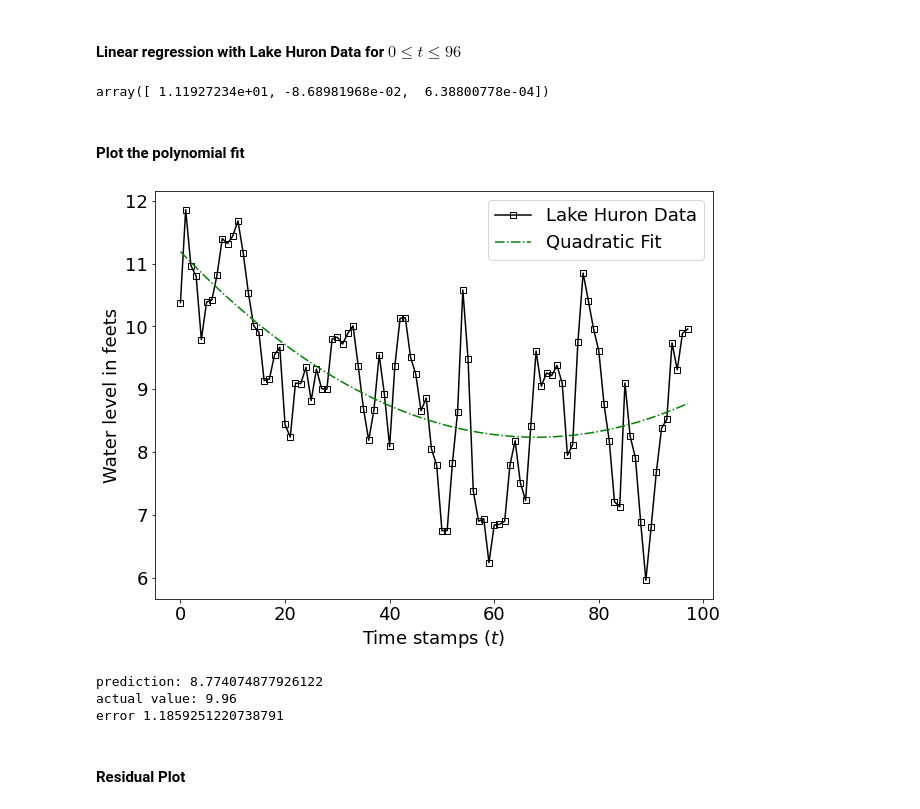
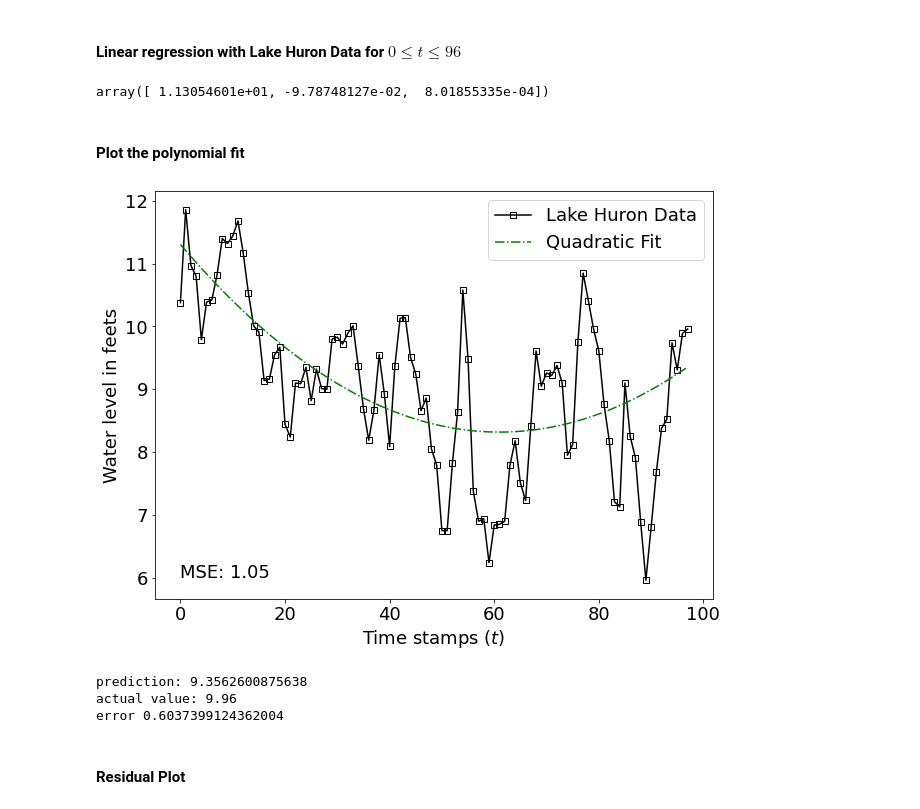
Before and after one commit to YassYe/Deeplearning-Workshops-FYP, a Jupyter notebook: Project2/TimeSeriesProject.ipynb, the cells around one changed output. Saved outputs shown, nothing was run; the diff lists cells and outputs as text; code cells hidden in the pictures.

```diff
--- a/Project2/TimeSeriesProject.ipynb
+++ b/Project2/TimeSeriesProject.ipynb
@@ -40,28 +42,30 @@ plt.show()
 #### Linear regression with Lake Huron Data for $0\leq t \leq 96$
 # %%
 V = np.stack([np.ones(dataTime.shape).T, dataTime.T, (dataTime.T)**2], axis =0).T
-VFit = V[0:-1,:]
-dataFit = data[0:-1]
+VFit = V[0:-10,:]
+dataFit = data[0:-10]
 a = np.linalg.pinv(VFit.T@VFit)@VFit.T@dataFit.T
 a
 # %% [output]
-array([ 1.11927234e+01, -8.68981968e-02,  6.38800778e-04])
+array([ 1.13054601e+01, -9.78748127e-02,  8.01855335e-04])
 # %% [markdown]
 #### Plot the polynomial fit
 # %%
 #plotting data as numpy arrays
 xPreds = a @ V.T
+MSE_Quad =((data - xPreds)**2).mean()
 plt.figure()
 plt.plot(dataTime, data,  "k", marker='s', markerfacecolor='none')
 plt.plot(dataTime, xPreds, 'g-.')
 plt.xlabel("Time stamps $(t)$")
 plt.ylabel("Water level in feets")
 plt.legend(["Lake Huron Data", "Quadratic Fit"])
+plt.text(0, 6, "MSE: {:.2f}".format(MSE_Quad))
 #save figure
 plt.savefig(figurepath+"/lakefit.pdf", format="pdf", bbox_inches="tight")
 plt.show()
 # %% [output]
-[figure, old version]
+[figure, new version]
 # %%
 #predicting water level in 1972
 m97 = a@[[1],[97],[97**2]]
@@ -71,9 +75,9 @@ print("prediction:",m97[0], " \nactual value:" ,data[-1])
 error =  np.abs(m97 - data[-1])
 print("error",error[0])
 # %% [output]
-prediction: 8.774074877926122
+prediction: 9.3562600875638
 actual value: 9.96
-error 1.1859251220738791
+error 0.6037399124362004
 # %% [markdown]
 #### Residual Plot
 # %%
```
Also changed, not shown: parts of 32 cells of this notebook, 12 other files.
